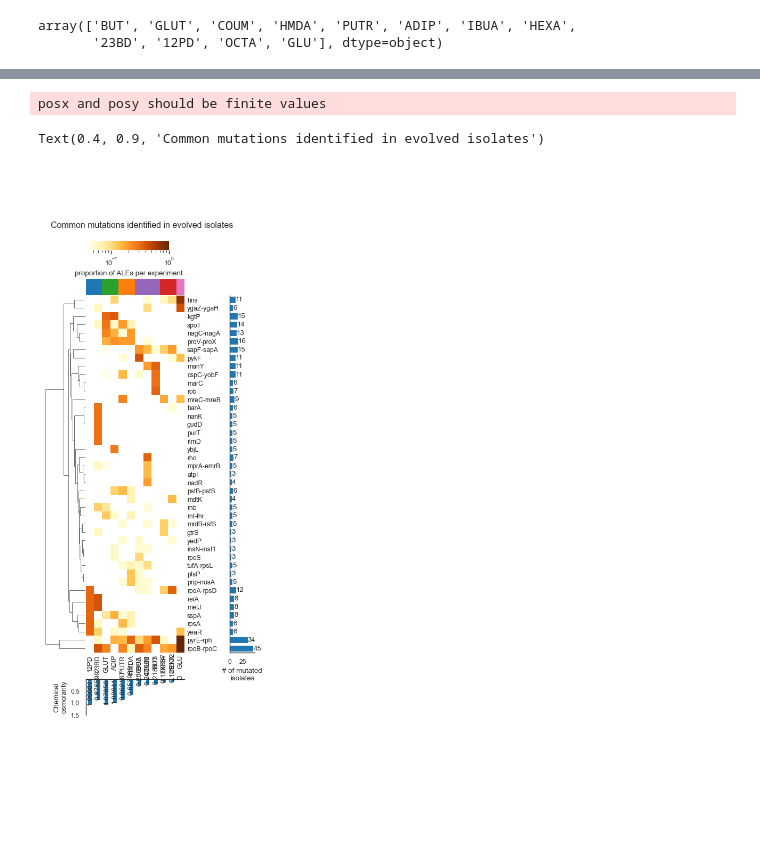
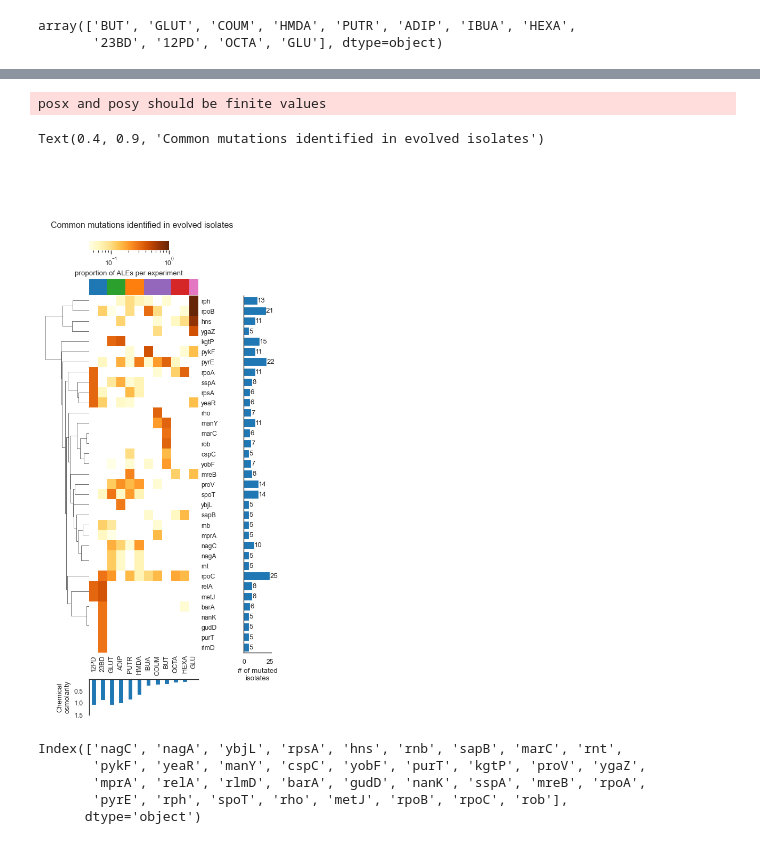
Before and after one commit to SBRG/Ecoli_chem_tol_ALE, a Jupyter notebook: Notebooks/F2b - Common_mutation.ipynb, the cells around one changed output, grey strips where cells are left out. Drawn from its saved outputs; the diff is of its cells as text; code cells hidden in the pictures; blank space fills up the shorter version.

```diff
--- a/Notebooks/F2b - Common_mutation.ipynb
+++ b/Notebooks/F2b - Common_mutation.ipynb
@@ -66,7 +66,7 @@ mut_df=mut_df.reset_index(drop=True)
 # %%
 #Drop hypermutator
 # %%
-hypermutators_df=pd.read_csv("../Data/Mutation_data/hypermutators_list.csv")
+hypermutators_df=pd.read_csv("../Data/Mutation_data/hypermutators_list_glc.csv")
 # %%
 hypermutators_df.index.size
 # %% [output]
@@ -432,4 +411,4 @@ count_sum=pd.DataFrame(mut_table.sum(axis=1))
 # %%
 mut_table['count_sum']=count_sum
 # %%
-table_to_show = mut_table[mut_table['count_sum']>2].drop(columns='count_sum')
+table_to_show = mut_table[mut_table['count_sum']>4].drop(columns='count_sum')
@@ -620,37 +623,45 @@ mut_cnt_ax.get_legend().remove()
 
 
 #Add one more bar
 cm_x_tick_order = [t.get_text() for t in np.array(cm.ax_heatmap.get_xticklabels())]
 final_conc=final_conc.reindex(cm_x_tick_order)
 ax2 = final_conc.plot.bar(rot=0, stacked=True, ax=osmolarity_ax)
-osmolarity_ax.bar_label(osmolarity_ax.containers[0], rotation=90)
+#osmolarity_ax.bar_label(osmolarity_ax.containers[0], rotation=90)
 
 osmolarity_ax.invert_yaxis()
 osmolarity_ax.spines['bottom'].set_visible(False)
 osmolarity_ax.spines['right'].set_visible(False)
 osmolarity_ax.set_ylabel("Chemical\nosmolarity")
 osmolarity_ax.set_yticks([0.5, 1, 1.5])
 osmolarity_ax.get_legend().remove()
 osmolarity_ax.xaxis.set_visible(False)
 
 col=cm.ax_col_dendrogram.get_position()
 #cm.ax_col_dendrogram.set_position([col.x0, col.y0, col.width*0.75, col.height*0.2])
 
 col2=cm.ax_row_dendrogram.get_position()
 
 #cm.ax_row_dendrogram.set_position([col2.x0, 0.17, col2.x1, col2.y1])
 
 
 cm.fig.suptitle("Common mutations identified in evolved isolates",
                 y=0.9,
                 x=0.4
                )
 # %% [output]
 posx and posy should be finite values
 Text(0.4, 0.9, 'Common mutations identified in evolved isolates')
-[figure, old version]
+[figure, new version]
 # %%
 cm.savefig('../Plots/Figure 2_cluster.svg')
+# %%
+chem_mut_table_ratio.index
+# %% [output]
+Index(['nagC', 'nagA', 'ybjL', 'rpsA', 'hns', 'rnb', 'sapB', 'marC', 'rnt',
+       'pykF', 'yeaR', 'manY', 'cspC', 'yobF', 'purT', 'kgtP', 'proV', 'ygaZ',
+       'mprA', 'relA', 'rlmD', 'barA', 'gudD', 'nanK', 'sspA', 'mreB', 'rpoA',
+       'pyrE', 'rph', 'spoT', 'rho', 'metJ', 'rpoB', 'rpoC', 'rob'],
+      dtype='object')
 # %%
 #Check whether general or chemical-specific tolerance genetic region
 chem_mut_table_ratio_1=chem_mut_table_ratio.copy()
```
Also changed, not shown: parts of 38 cells of this notebook.
